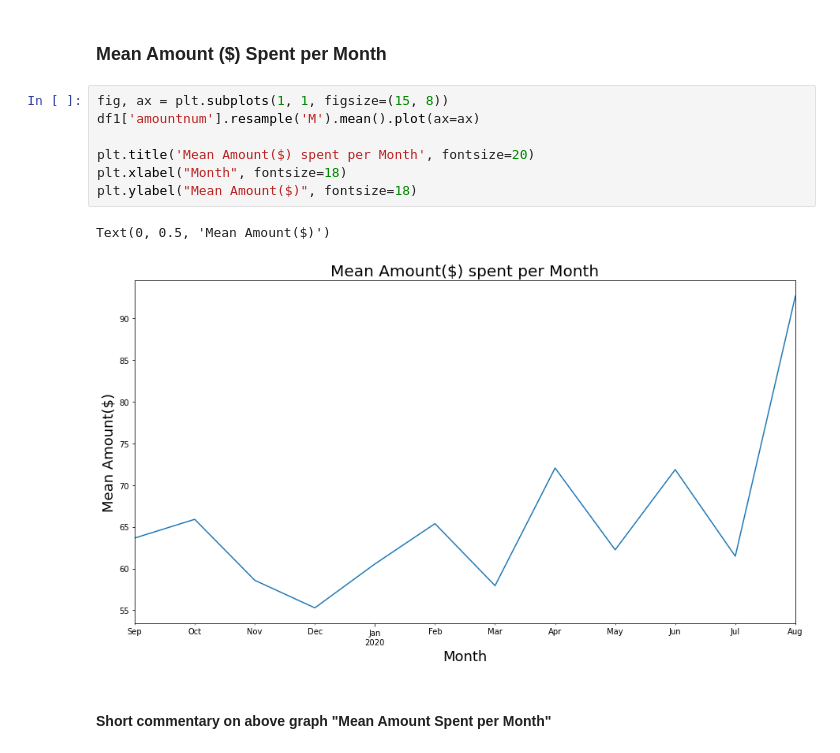
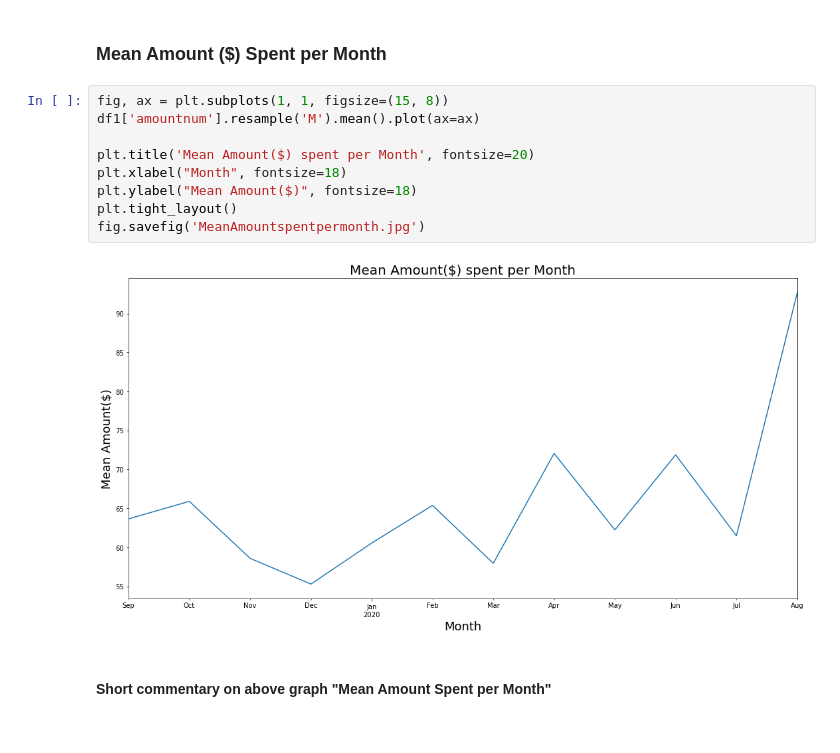
Before and after one commit to fariha23/recommendation_system_creditcard, a Jupyter notebook: notebooks/EDA.ipynb, the cells around one changed output. Cells and saved outputs as stored; diff of their text form.

```diff
--- a/notebooks/EDA.ipynb
+++ b/notebooks/EDA.ipynb
@@ -637,13 +640,14 @@ len(df1[(df1.category=='General Merchandise') & (df1.index.month==8)].sort_value
 # %%
 fig, ax = plt.subplots(1, 1, figsize=(15, 8))
 df1['amountnum'].resample('M').mean().plot(ax=ax)
 
 plt.title('Mean Amount($) spent per Month', fontsize=20)
 plt.xlabel("Month", fontsize=18)
 plt.ylabel("Mean Amount($)", fontsize=18)
+plt.tight_layout()
+fig.savefig('MeanAmountspentpermonth.jpg')
 # %% [output]
-Text(0, 0.5, 'Mean Amount($)')
-[figure, old version]
+[figure, new version]
 # %% [markdown]
 #### Short commentary on above graph "Mean Amount Spent per Month"
 # %% [markdown]
```
Also changed, not shown: parts of 33 cells of this notebook.
